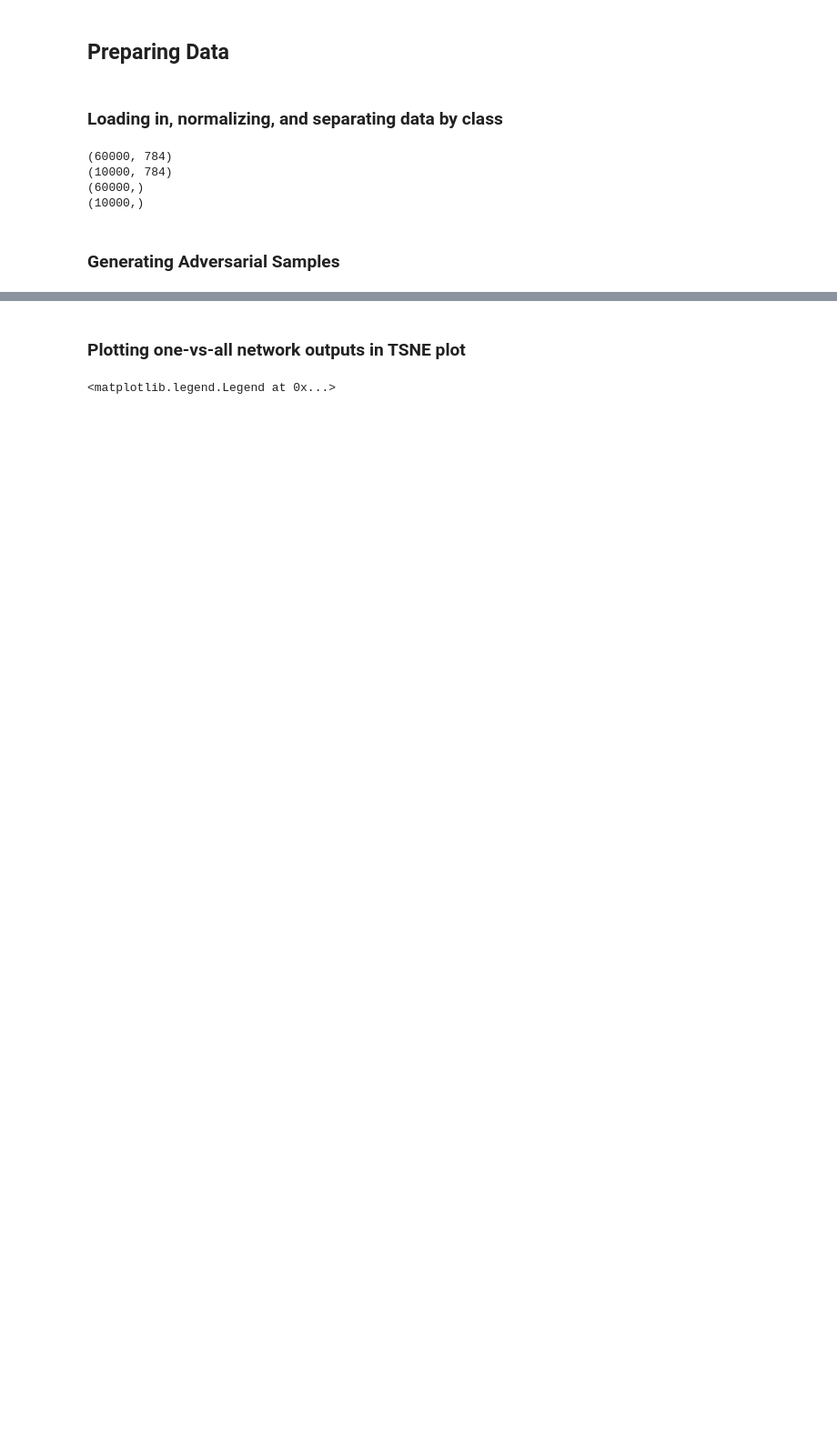
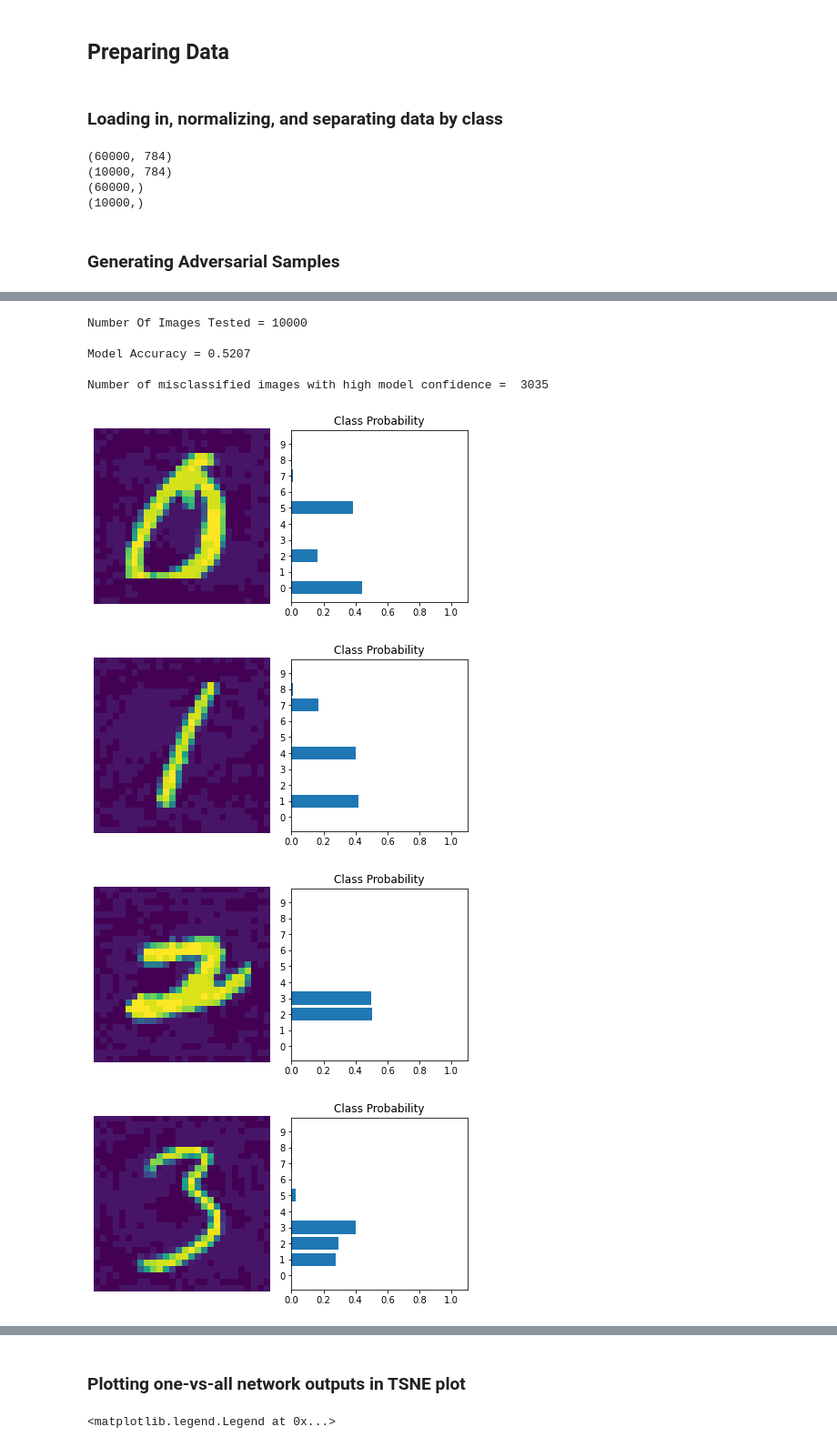
Before and after one commit to aranganath/Adversarial, a Jupyter notebook: one-vs-all-SVMs.ipynb, the cells around one changed output, grey strips where cells are left out. Shown: that part at 91% size. Saved outputs shown, nothing was run; the diff lists cells and outputs as text; code cells hidden in the pictures; blank space fills up the shorter version.

```diff
--- a/one-vs-all-SVMs.ipynb
+++ b/one-vs-all-SVMs.ipynb
@@ -185,0 +205,45 @@ for i in range(10):
+# %%
+def eval_model(model, digits):
+    correct_count, all_count, high_prob_misclassification_count = 0, 0, 0
+    least_certain_idx = [0 for i in range(10)]
+    least_certain_probs = [np.zeros((10), dtype=float) for i in range(10)]
+
+    for digit in range(10):
+        least_certain = 1
+        for i in range(len(digits[digit])):
+            img = torch.from_numpy(digits[digit][i]).unsqueeze(axis=0) # Create tensor with batch dimension
+            with torch.no_grad():
+                logps = model(img)
+
+
+            ps = torch.exp(logps)
+            probab = list(ps.numpy()[0])
+            pred_label = probab.index(max(probab))
+            if (digit == pred_label):
+                correct_count += 1
+                if probab[digit] < least_certain:
+                    least_certain = probab[digit]
+                    least_certain_idx[digit] = i
+                    least_certain_probs[digit] = ps
+            elif (ps.max().item() >= .95):
+                high_prob_misclassification_count += 1
+            all_count += 1
+
+    print("Number Of Images Tested =", all_count)
+    print("\nModel Accuracy =", (correct_count/all_count))
+    print("\nNumber of misclassified images with high model confidence = ", (high_prob_misclassification_count))
+
+    for i in range(10):
+        view_classify(torch.from_numpy(digits[i][least_certain_idx[i]]).unsqueeze(axis=0), least_certain_probs[i])
+
+eval_model(model, adv_digits_test)
+# %% [output]
+Number Of Images Tested = 10000
+
+Model Accuracy = 0.5207
+
+Number of misclassified images with high model confidence =  3035
+[figure, added]
+[figure, added]
+[figure, added]
+[figure, added]
```
Also changed, not shown: parts of 12 cells of this notebook, 18 other files.
